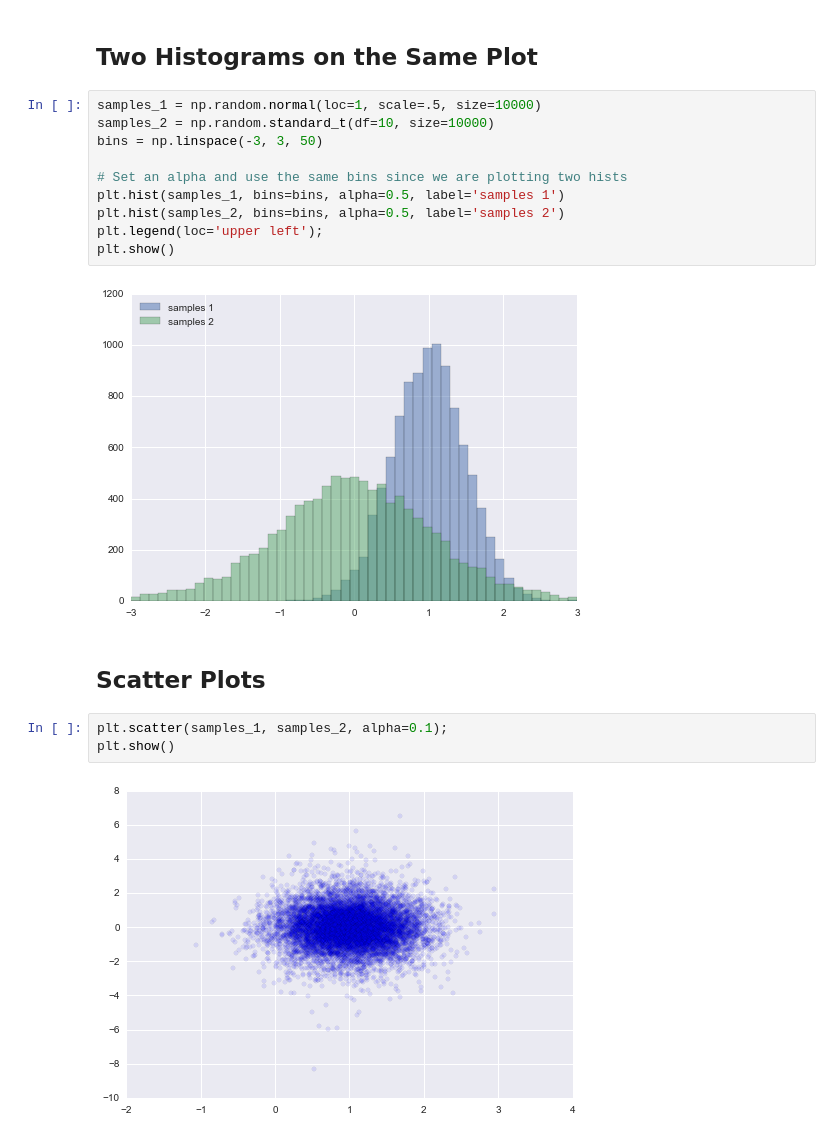
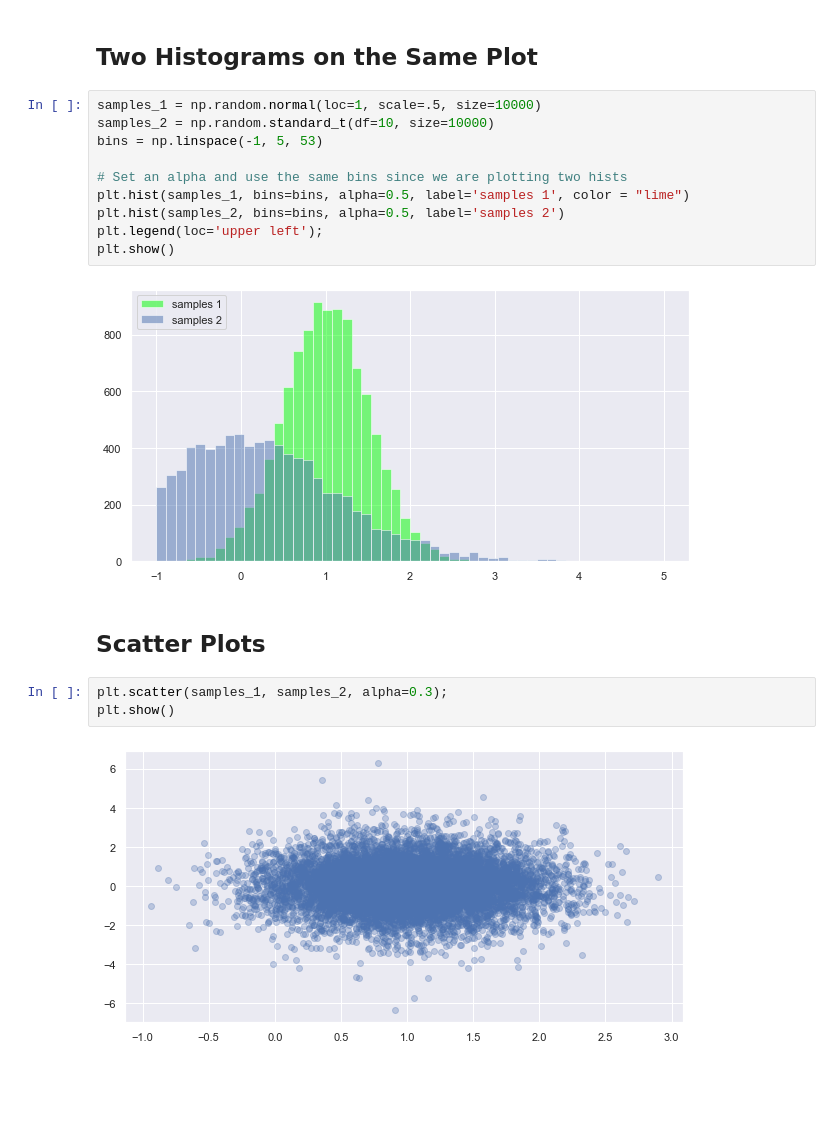
Before and after one commit to RenarsF/hw4, a Jupyter notebook: matplotlib/matplotlib.ipynb, the cells around one changed output. Cells and saved outputs as stored; diff of their text form; blank space fills up the shorter version.

```diff
--- a/matplotlib/matplotlib.ipynb
+++ b/matplotlib/matplotlib.ipynb
@@ -61,19 +61,19 @@ float64
 # %%
 samples_1 = np.random.normal(loc=1, scale=.5, size=10000)
 samples_2 = np.random.standard_t(df=10, size=10000)
-bins = np.linspace(-3, 3, 50)
+bins = np.linspace(-1, 5, 53)
 
 # Set an alpha and use the same bins since we are plotting two hists
-plt.hist(samples_1, bins=bins, alpha=0.5, label='samples 1')
+plt.hist(samples_1, bins=bins, alpha=0.5, label='samples 1', color = "lime")
 plt.hist(samples_2, bins=bins, alpha=0.5, label='samples 2')
 plt.legend(loc='upper left');
 plt.show()
 # %% [output]
-[figure, old version]
+[figure, new version]
 # %% [markdown]
 ## Scatter Plots
 # %%
-plt.scatter(samples_1, samples_2, alpha=0.1);
+plt.scatter(samples_1, samples_2, alpha=0.3);
 plt.show()
 # %% [output]
-[figure, old version]
+[figure, new version]
```
Also changed, not shown: parts of 2 cells of this notebook.
